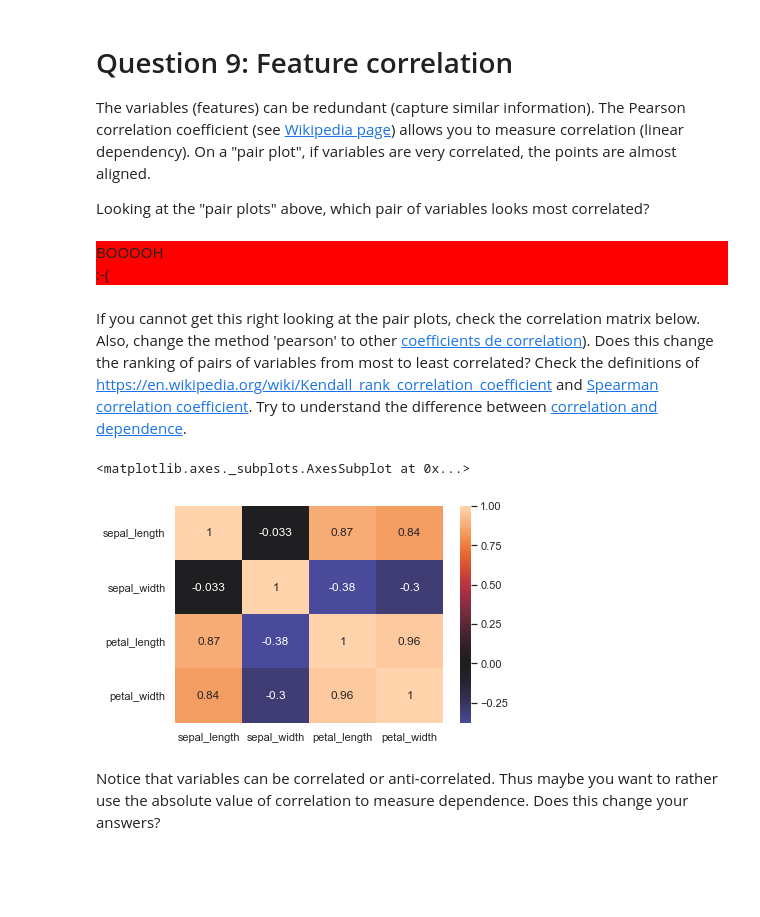
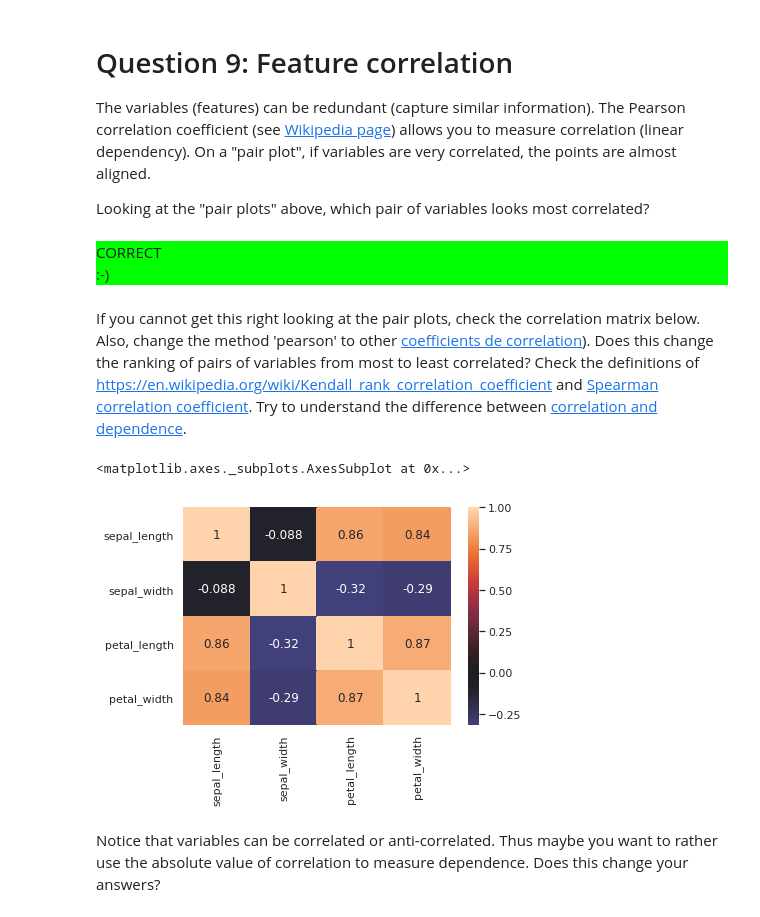
Before and after one commit to jeromecst/info232, a Jupyter notebook: TP0/TP0.ipynb, the cells around one changed output. Cells and saved outputs as stored; diff of their text form; code cells hidden in the pictures; blank space fills up the shorter version.

```diff
--- a/TP0/TP0.ipynb
+++ b/TP0/TP0.ipynb
@@ -276,20 +276,20 @@ Looking at the "pair plots" above, which pair of variables looks most correlated
 # %%
 question = 9
 # Row and column indices of the most correlated variables:
-line_number = 0              # Lines numbered de 0 to 3, remplace by the correct answer
-column_number = 0            # Columns numbered de 0 to 3, remplace by the correct answer
+line_number = 3              # Lines numbered de 0 to 3, remplace by the correct answer
+column_number = 2            # Columns numbered de 0 to 3, remplace by the correct answer
 score += check(line_number*column_number, question)
 # %% [output]
-BOOOOH
-:-(
+CORRECT
+:-)
 # %% [markdown]
 If you cannot get this right looking at the pair plots, check the correlation matrix below. Also, change the method 'pearson' to other <a href="https://pandas.pydata.org/pandas-docs/stable/reference/api/pandas.DataFrame.corr.html">coefficients de correlation</a>). Does this change the ranking of pairs of variables from most to least correlated? Check the definitions of <a href ="Kandall tau">https://en.wikipedia.org/wiki/Kendall_rank_correlation_coefficient</a> and <a href="https://en.wikipedia.org/wiki/Spearman%27s_rank_correlation_coefficient">Spearman correlation coefficient</a>. Try to understand the difference between <a href="https://en.wikipedia.org/wiki/Correlation_and_dependence">correlation and dependence</a>.
 # %%
-corr_mat = data.corr(method='pearson')
+corr_mat = data.corr(method='spearman')
 sns.heatmap(corr_mat, annot=True, center=0)
 # %% [output]
 <matplotlib.axes._subplots.AxesSubplot at 0x...>
-[figure, old version]
+[figure, new version]
 # %% [markdown]
 Notice that variables can be correlated or anti-correlated. Thus maybe you want to rather use the absolute value of correlation to measure dependence. Does this change your answers?
 # %%
```
Also changed, not shown: parts of 5 cells of this notebook.
